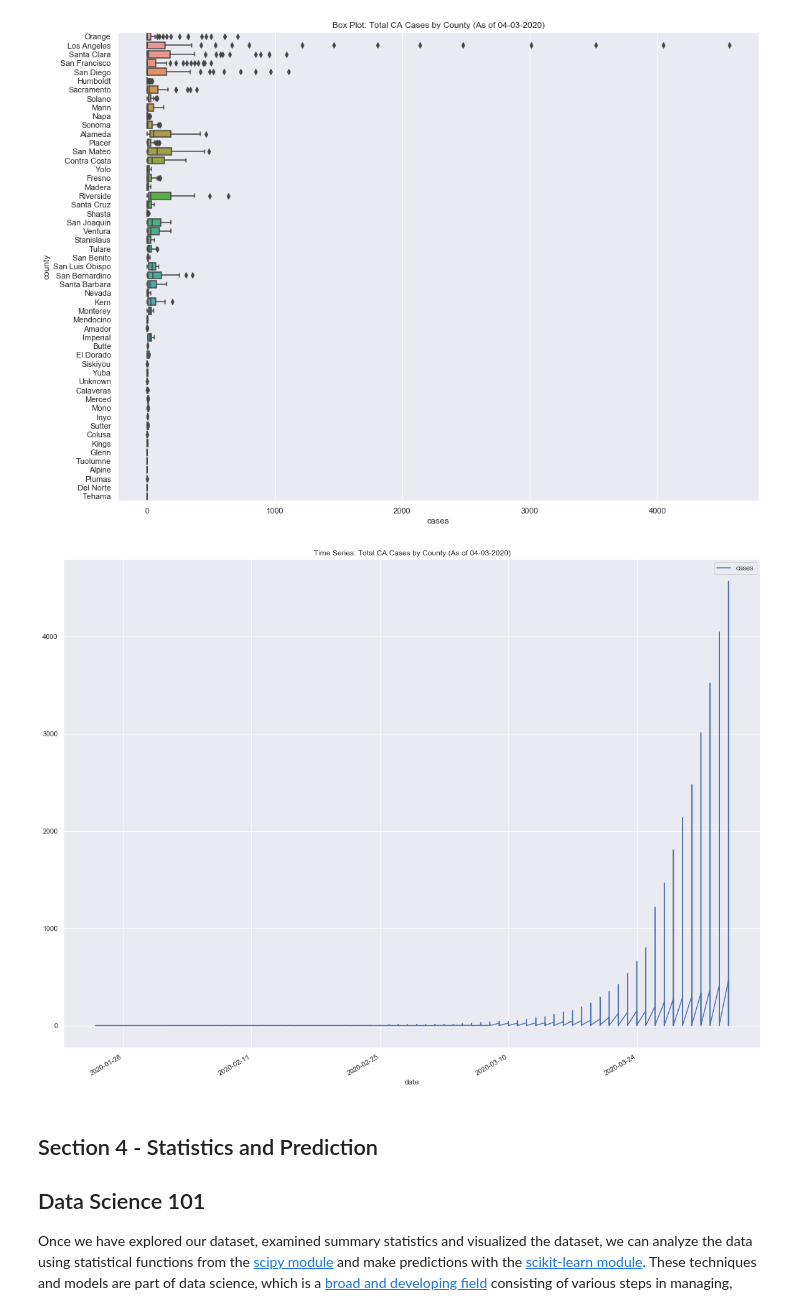
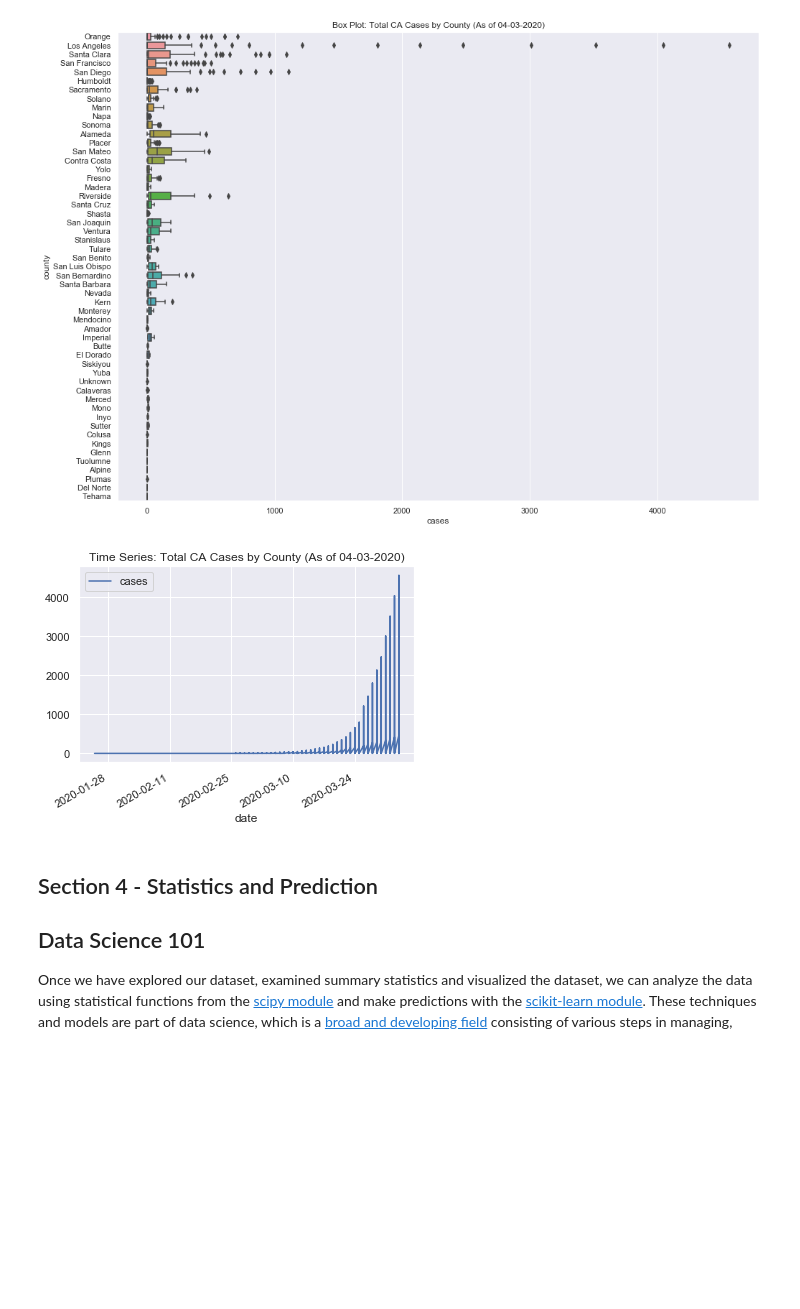
Before and after one commit to walteryu/code4sac, a Jupyter notebook: covid/covid_analysis.ipynb, the cells around one changed output. Cells and saved outputs as stored; diff of their text form; code cells hidden in the pictures; blank space fills up the shorter version.

```diff
--- a/covid/covid_analysis.ipynb
+++ b/covid/covid_analysis.ipynb
@@ -335,14 +335,13 @@ ax = sns.boxplot(
 # %%
 # 03c - create time series
 
 # Create chart
 ax = df_california.plot(x='date', y='cases')
 ax = plt.title(
     'Time Series: Total CA Cases by County (As of 04-03-2020)'
 )
-ax = plt.rcParams["figure.figsize"] = (16,12)
 # %% [output]
-[figure, old version]
+[figure, new version]
 # %% [markdown]
 ## Section 4 - Statistics and Prediction
 
```
Also changed, not shown: parts of 2 cells of this notebook.
